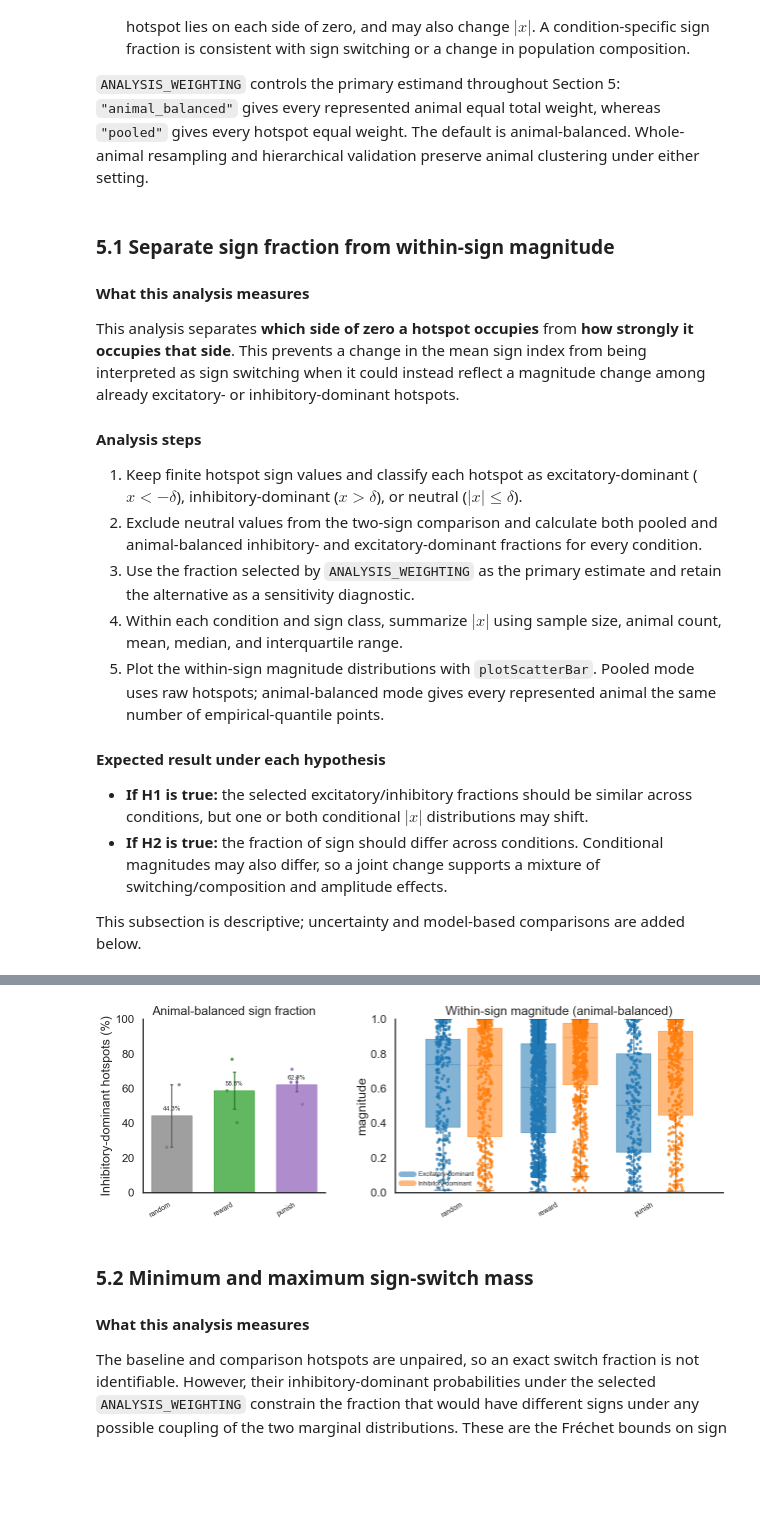
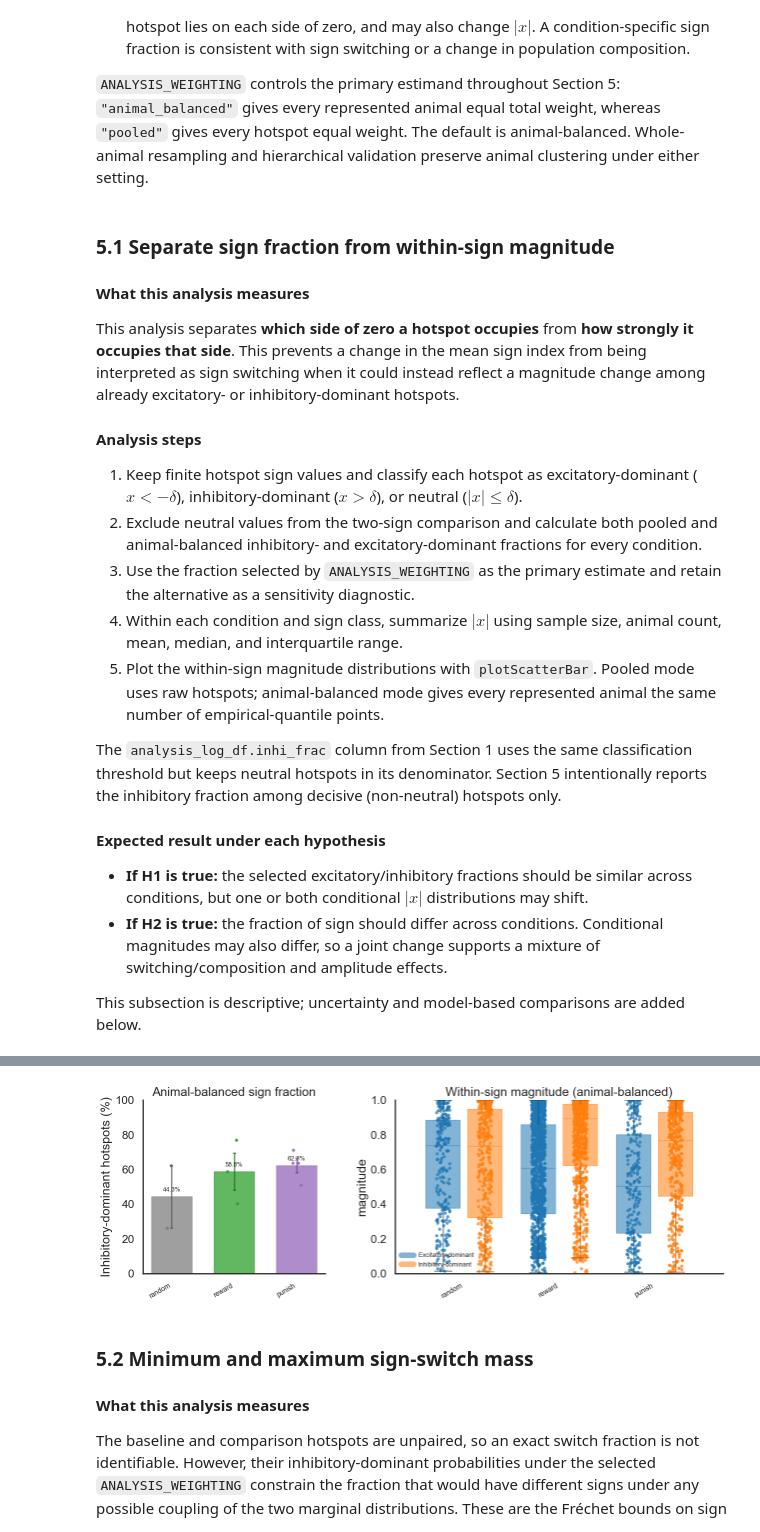
Before and after one commit to shunnnli/pyNeuroDAP, a Jupyter notebook: notebooks/Shun_dmd_analysis.ipynb, the cells around one changed output, grey strips where cells are left out. Saved outputs shown, nothing was run; the diff lists cells and outputs as text; code cells hidden in the pictures; blank space fills up the shorter version.

```diff
--- a/notebooks/Shun_dmd_analysis.ipynb
+++ b/notebooks/Shun_dmd_analysis.ipynb
@@ -67,7 +67,7 @@ HOTSPOT_COLUMNS = [
     "group", "animal", "results_folder", "cell", "search_idx",
     "search_name", "vhold_mv", "final_depth", "spot_order", "spot_idx",
     "spot_row", "spot_col", "n_sweeps", "max_current_pa", "min_current_pa",
-    "hotspot_sign",
+    "hotspot_sign", "synaptic_charge_pc", "synaptic_contribution",
 ]
 LOG_COLUMNS = [
     "group", "animal", "results_folder", "cell", "search_idx",
@@ -233,7 +233,7 @@ def hotspot_trace_key(row):
     )
 
 
-def collect_all_final_hotspot_signs(animals):
+def collect_all_final_hotspot_data(animals):
     """Load all hotspots once and retain their raw repeated traces."""
     metric_frames = []
     log_frames = []
@@ -1132,7 +1198,7 @@ Run these cells once to cache every raw dataset used by Sections 0, 1, and 3. Th
 Load all available final-depth searches without applying group or depth filters.
 # %%
 all_hotspot_base_df, all_analysis_base_log_df, all_hotspot_trace_cache = (
-    collect_all_final_hotspot_signs(ANIMALS_TO_LOAD)
+    collect_all_final_hotspot_data(ANIMALS_TO_LOAD)
 )
 if all_hotspot_base_df.empty:
     raise ValueError(
@@ -1513,9 +1581,9 @@ EXCLUDE_ANIMALS = False
 ANIMALS_TO_EXCLUDE = ["SL455"]
 GROUP_LABEL_FONTSIZE = 10
 # %%
-# Calculate hotspot signs
+# Calculate hotspot variables (signs, charge, contribution)
 
-all_hotspot_sign_df, all_analysis_log_df = recalculate_hotspot_signs(
+all_hotspot_metrics_df, all_analysis_log_df = recalculate_hotspot_metrics(
     all_hotspot_base_df,
     all_analysis_base_log_df,
     all_hotspot_trace_cache,
@@ -1628,7 +1712,7 @@ The shared NeuroDAP distribution plot shows permutation-bootstrap means in the u
 # %%
 distribution_groups = []
 for group in GROUP_ORDER:
-    group_rows = hotspot_sign_df[hotspot_sign_df["group"] == group]
+    group_rows = hotspot_metrics_df[hotspot_metrics_df["group"] == group]
     values = group_rows["hotspot_sign"].dropna().to_numpy(dtype=float)
     if len(values) == 0:
         continue
@@ -2152,6 +2236,8 @@ This analysis separates **which side of zero a hotspot occupies** from **how str
 4. Within each condition and sign class, summarize $|x|$ using sample size, animal count, mean, median, and interquartile range.
 5. Plot the within-sign magnitude distributions with `plotScatterBar`. Pooled mode uses raw hotspots; animal-balanced mode gives every represented animal the same number of empirical-quantile points.
 
+The `analysis_log_df.inhi_frac` column from Section 1 uses the same classification threshold but keeps neutral hotspots in its denominator. Section 5 intentionally reports the inhibitory fraction among decisive (non-neutral) hotspots only.
+
 #### Expected result under each hypothesis
 
 - **If H1 is true:** the selected excitatory/inhibitory fractions should be similar across conditions, but one or both conditional $|x|$ distributions may shift.
@@ -2159,13 +2245,9 @@ This analysis separates **which side of zero a hotspot occupies** from **how str
 
 This subsection is descriptive; uncertainty and model-based comparisons are added below.
 # %%
-from itertools import combinations, permutations
-from math import comb
-
 from scipy.optimize import linprog, minimize
 from scipy.sparse import lil_matrix
 from scipy.special import betaln, expit, gammaln
-from scipy.stats import wasserstein_distance
 
 
 # SIGN_EPSILON is configured near the top of the notebook. Values inside
@@ -2213,8 +2295,9 @@ def weighted_quantile(values, quantiles, weights):
     return np.interp(quantiles, cumulative, values)
 
 
-def prepare_sign_analysis_data(hotspot_df, epsilon=SIGN_EPSILON):
+def prepare_sign_analysis_data(hotspot_df, epsilon=None):
     """Return finite hotspot signs with explicit biological sign labels."""
+    epsilon = SIGN_EPSILON if epsilon is None else float(epsilon)
     required = {"group", "animal", "hotspot_sign"}
     missing = required.difference(hotspot_df.columns)
     if missing:
@@ -2226,32 +2309,26 @@ def prepare_sign_analysis_data(hotspot_df, epsilon=SIGN_EPSILON):
     ].copy()
     data["hotspot_sign"] = pd.to_numeric(data["hotspot_sign"], errors="coerce")
     data = data[np.isfinite(data["hotspot_sign"])].copy()
-    data["dominance"] = np.select(
-        [
-            data["hotspot_sign"] < -epsilon,
-            data["hotspot_sign"] > epsilon,
-        ],
-        ["excitatory-dominant", "inhibitory-dominant"],
-        default="neutral",
+    data["dominance"] = classify_hotspot_signs(
+        data["hotspot_sign"], epsilon
     )
     data["magnitude"] = data["hotspot_sign"].abs()
     return data
 
 
-sign_analysis_df = prepare_sign_analysis_data(hotspot_sign_df)
+sign_analysis_df = prepare_sign_analysis_data(hotspot_metrics_df)
 decisive_sign_df = sign_analysis_df[
     sign_analysis_df["dominance"] != "neutral"
 ].copy()
 if decisive_sign_df.empty:
     raise ValueError("No non-neutral hotspot signs are available for Section 5.")
+decisive_sign_df["is_inhibitory"] = decisive_sign_df[
+    "dominance"
+].eq("inhibitory-dominant").astype(int)
 
 # Keep both summaries; ANALYSIS_WEIGHTING selects the primary one below.
 animal_sign_fraction_df = (
-    decisive_sign_df.assign(
-        is_inhibitory=lambda frame: (
-            frame["dominance"] == "inhibitory-dominant"
-        ).astype(float)
-    )
+    decisive_sign_df
     .groupby(["group", "animal"], observed=True)
     .agg(
         n_hotspots=("hotspot_sign", "size"),
@@ -2265,11 +2342,7 @@ animal_sign_fraction_df["excitatory_fraction"] = (
 )
 
 pooled_sign_summary = (
-    decisive_sign_df.assign(
-        is_inhibitory=lambda frame: (
-            frame["dominance"] == "inhibitory-dominant"
-        ).astype(float)
-    )
+    decisive_sign_df
     .groupby("group", observed=True)
     .agg(
         n_hotspots=("hotspot_sign", "size"),
@@ -2366,9 +2439,8 @@ for group in GROUP_ORDER:
     else:
         values = (
             decisive_sign_df.loc[
-                decisive_sign_df["group"] == group, "dominance"
+                decisive_sign_df["group"] == group, "is_inhibitory"
             ]
-            .eq("inhibitory-dominant")
             .to_numpy(dtype=float)
         )
     fraction_distributions.append(100 * values)
@@ -2457,34 +2529,34 @@ ax_magnitude.plot(
 ax_magnitude.plot(
     [], [], color="tab:orange", linewidth=8, alpha=0.55,
     label="Inhibitory-dominant",
 )
 ax_magnitude.set_xticks(
     group_positions, GROUP_ORDER, rotation=30, ha="right",
     fontsize=GROUP_LABEL_FONTSIZE,
 )
 ax_magnitude.set_ylabel("magnitude")
 ax_magnitude.set_ylim(0, 1)
 ax_magnitude.set_title(f"Within-sign magnitude ({WEIGHTING_LABEL.lower()})")
 ax_magnitude.legend(frameon=False, fontsize=9)
 for spine in ("top", "right"):
     ax_magnitude.spines[spine].set_visible(False)
 
 fig.tight_layout(w_pad=2.5)
 plt.show()
 # %% [output]
 |  | n_hotspots | n_animals | pooled_inhibitory_fraction | animal_balanced_inhibitory_fraction | between_animal_sd | ... |
 | group |  |  |  |  |  | ... |
 | random | 386 | 2 | 0.569948 | 0.443129 | 0.254518 | ... |
 | reward | 928 | 3 | 0.439655 | 0.588014 | 0.184053 | ... |
 | punish | 489 | 4 | 0.631902 | 0.623474 | 0.084034 | ... |
 |  | group | dominance | n_hotspots | n_animals | median_magnitude | mean_magnitude | q25 | q75 |
 | 0 | punish | excitatory-dominant | 180 | 4 | 0.500368 | 0.511761 | 0.232356 | 0.802013 |
 | 1 | punish | inhibitory-dominant | 309 | 4 | 0.767551 | 0.672862 | 0.446877 | 0.931999 |
 | 2 | random | excitatory-dominant | 166 | 2 | 0.737508 | 0.633824 | 0.375515 | 0.884604 |
 | 3 | random | inhibitory-dominant | 220 | 2 | 0.774642 | 0.635821 | 0.319855 | 0.953701 |
 | 4 | reward | excitatory-dominant | 520 | 3 | 0.642702 | 0.583590 | 0.353576 | 0.858701 |
 | 5 | reward | inhibitory-dominant | 408 | 3 | 0.894398 | 0.758729 | 0.610485 | 0.978345 |
-[figure, old version]
+[figure, new version]
 # %% [markdown]
 ### 5.2 Minimum and maximum sign-switch mass
 
```
Also changed, not shown: parts of 10 cells of this notebook.
